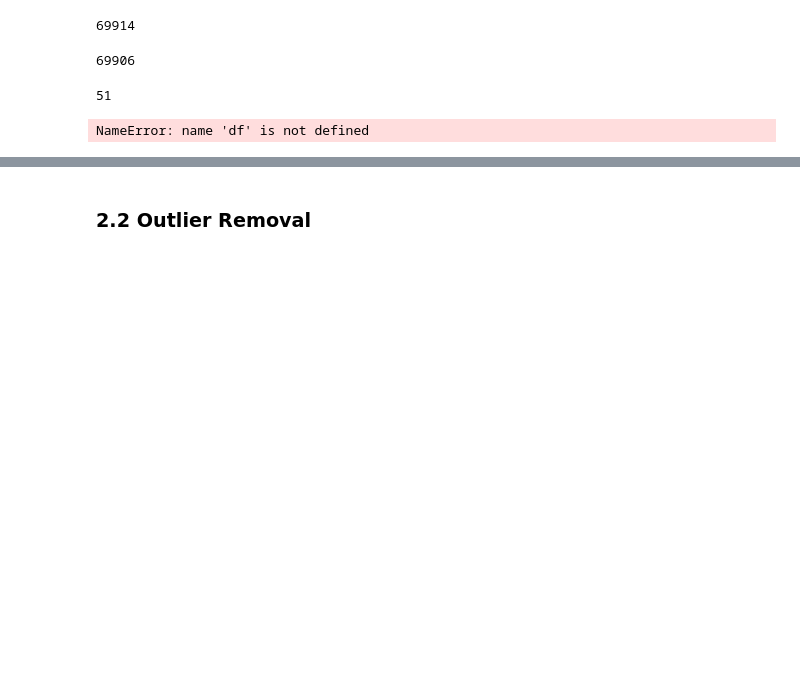
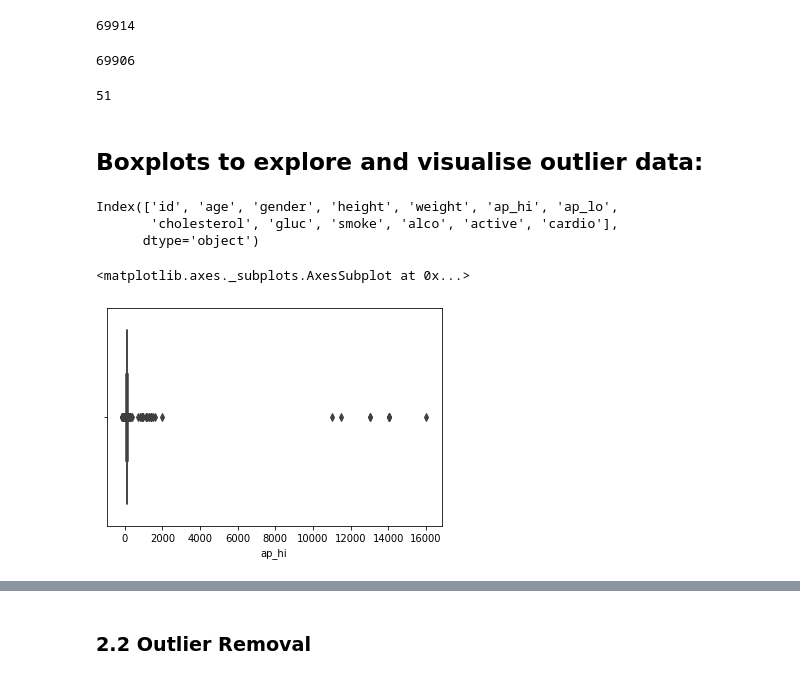
Before and after one commit to Gingertonic/Heart-Disease-Classification, a Jupyter notebook: Heart_Disease_classification.ipynb, the cells around one changed output, grey strips where cells are left out. Cells and saved outputs as stored; diff of their text form; code cells hidden in the pictures; blank space fills up the shorter version.

Commit message:
add boxplots to all the continuous features with outliers present

```diff
--- a/Heart_Disease_classification.ipynb
+++ b/Heart_Disease_classification.ipynb
@@ -154,8 +154,17 @@ new_tallies = new_df['height'] < 120
 new_tallies.sum()
 # %% [output]
 51
+# %% [markdown]
+## Boxplots to explore and visualise outlier data:
+# %%
+df.columns
+# %% [output]
+Index(['id', 'age', 'gender', 'height', 'weight', 'ap_hi', 'ap_lo',
+       'cholesterol', 'gluc', 'smoke', 'alco', 'active', 'cardio'],
+      dtype='object')
 # %%
 import seaborn as sns
-sns.boxplot(x=df['height'])
+sns.boxplot(x = df['ap_hi'])
 # %% [output]
-NameError: name 'df' is not defined
+<matplotlib.axes._subplots.AxesSubplot at 0x...>
+[figure, added]
```
Also changed, not shown: parts of 3 cells of this notebook.
